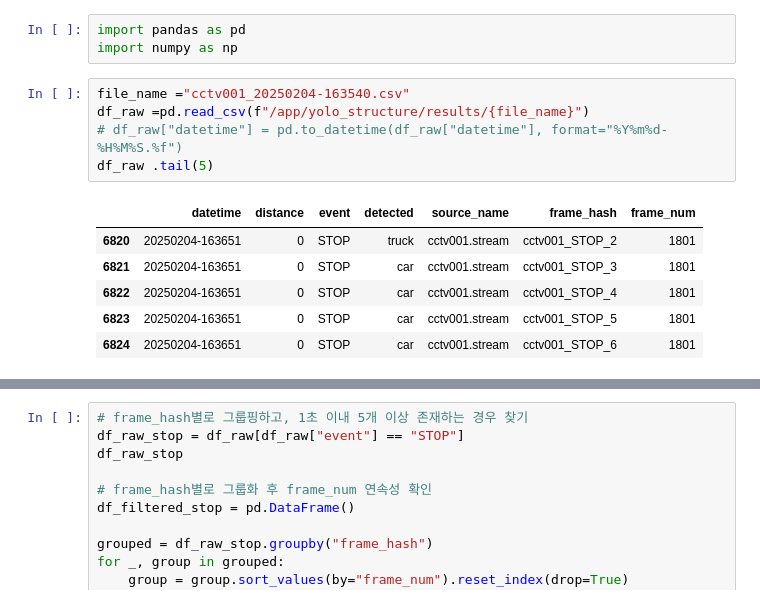
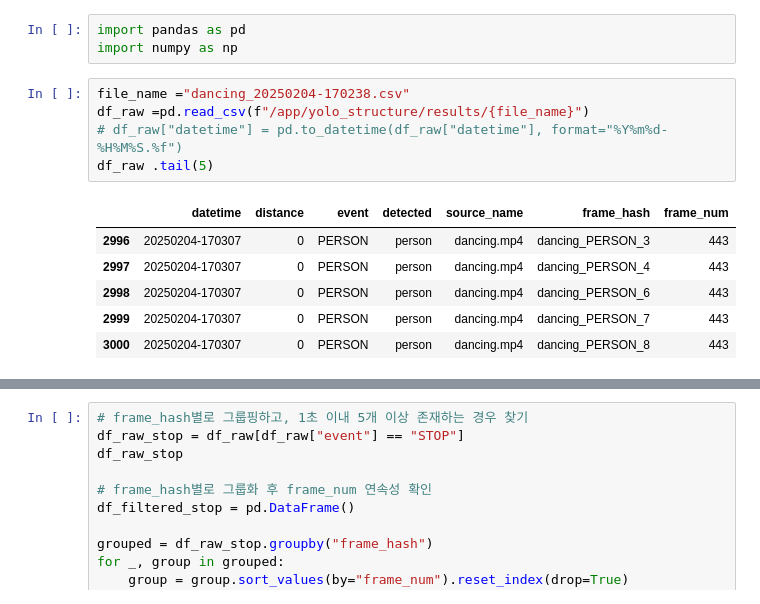
Before and after one commit to DrFirstLee/yolo_structure, a Jupyter notebook: notebooks/data_finalize_fast.ipynb, the cells around one changed output, grey strips where cells are left out. Cells and saved outputs as stored; diff of their text form.

```diff
--- a/notebooks/data_finalize_fast.ipynb
+++ b/notebooks/data_finalize_fast.ipynb
@@ -2,17 +2,17 @@
 import pandas as pd
 import numpy as np
 # %%
-file_name ="cctv001_20250204-163540.csv"
+file_name ="dancing_20250204-170238.csv"
 df_raw =pd.read_csv(f"/app/yolo_structure/results/{file_name}")
 # df_raw["datetime"] = pd.to_datetime(df_raw["datetime"], format="%Y%m%d-%H%M%S.%f")
 df_raw .tail(5)
 # %% [output]
 |  | datetime | distance | event | detected | source_name | frame_hash | frame_num |
-| 6820 | 20250204-163651 | 0 | STOP | truck | cctv001.stream | cctv001_STOP_2 | 1801 |
-| 6821 | 20250204-163651 | 0 | STOP | car | cctv001.stream | cctv001_STOP_3 | 1801 |
-| 6822 | 20250204-163651 | 0 | STOP | car | cctv001.stream | cctv001_STOP_4 | 1801 |
-| 6823 | 20250204-163651 | 0 | STOP | car | cctv001.stream | cctv001_STOP_5 | 1801 |
-| 6824 | 20250204-163651 | 0 | STOP | car | cctv001.stream | cctv001_STOP_6 | 1801 |
+| 2996 | 20250204-170307 | 0 | PERSON | person | dancing.mp4 | dancing_PERSON_3 | 443 |
+| 2997 | 20250204-170307 | 0 | PERSON | person | dancing.mp4 | dancing_PERSON_4 | 443 |
+| 2998 | 20250204-170307 | 0 | PERSON | person | dancing.mp4 | dancing_PERSON_6 | 443 |
+| 2999 | 20250204-170307 | 0 | PERSON | person | dancing.mp4 | dancing_PERSON_7 | 443 |
+| 3000 | 20250204-170307 | 0 | PERSON | person | dancing.mp4 | dancing_PERSON_8 | 443 |
 # %%
 # frame_hash별로 그룹핑하고, 1초 이내 5개 이상 존재하는 경우 찾기
 df_raw_person = df_raw[df_raw["detected"] == "person"]
```
Also changed, not shown: parts of 2 cells of this notebook, 5 other files.
